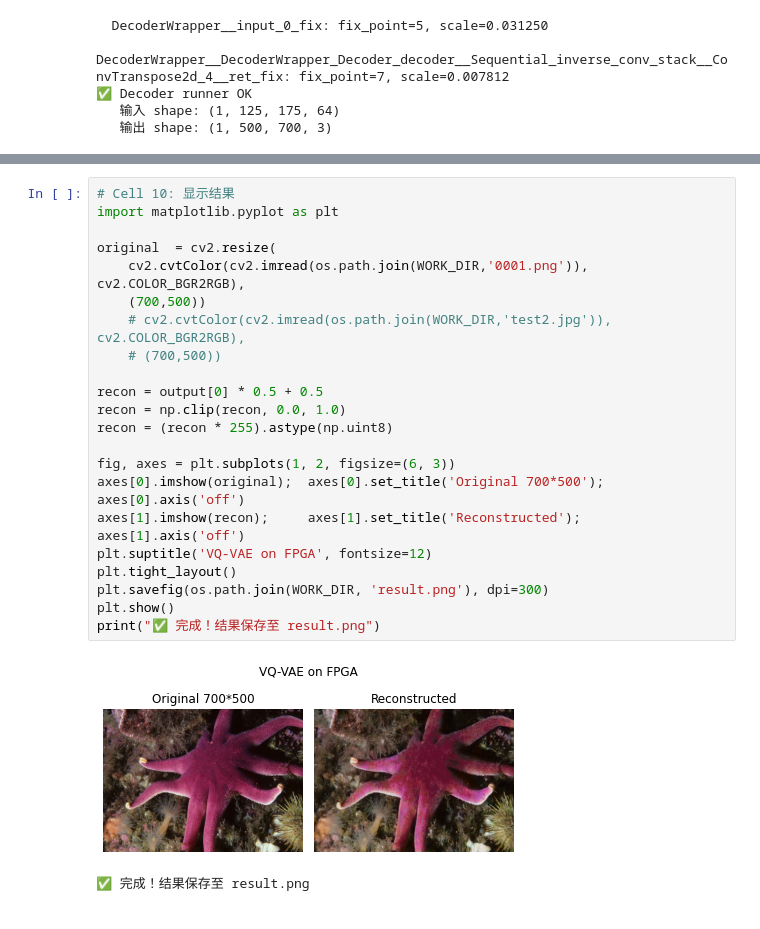
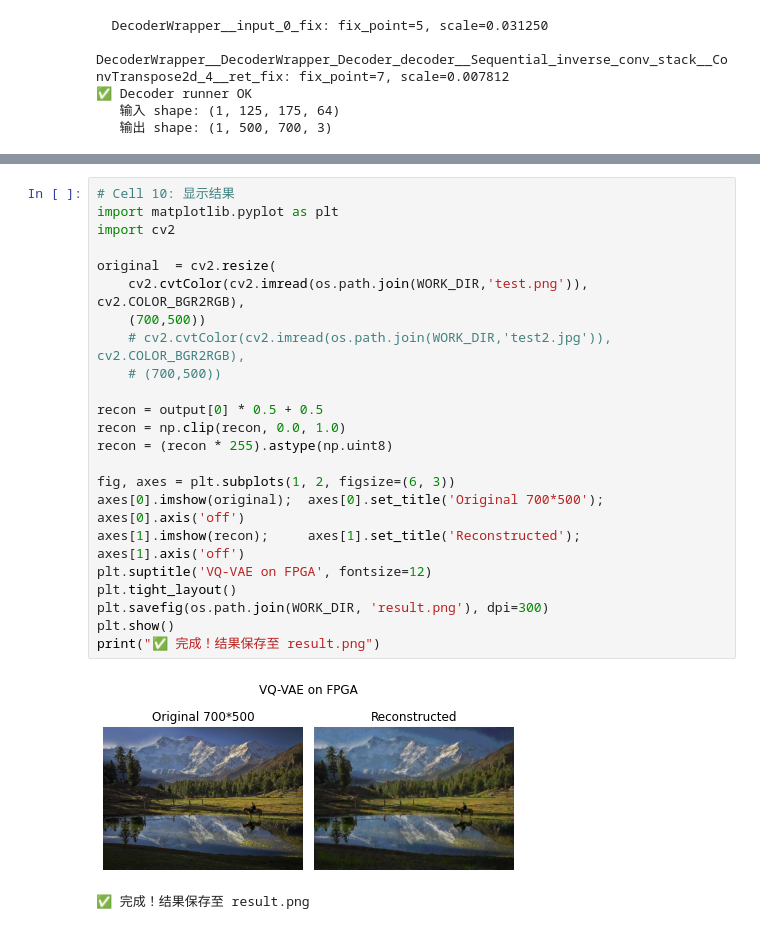
Before and after one commit to WhataDavid/pynq_vqvae, a Jupyter notebook: dpu-check_error.ipynb, the cells around one changed output, grey strips where cells are left out. Cells and saved outputs as stored; diff of their text form.

```diff
--- a/dpu-check_error.ipynb
+++ b/dpu-check_error.ipynb
@@ -226,27 +277,28 @@ output range: [-1.0000, 0.9297]
 # %%
 # Cell 10: 显示结果
 import matplotlib.pyplot as plt
+import cv2
 
 original  = cv2.resize(
-    cv2.cvtColor(cv2.imread(os.path.join(WORK_DIR,'0001.png')), cv2.COLOR_BGR2RGB),
+    cv2.cvtColor(cv2.imread(os.path.join(WORK_DIR,'test.png')), cv2.COLOR_BGR2RGB),
     (700,500))
     # cv2.cvtColor(cv2.imread(os.path.join(WORK_DIR,'test2.jpg')), cv2.COLOR_BGR2RGB),
     # (700,500))
 
 recon = output[0] * 0.5 + 0.5
 recon = np.clip(recon, 0.0, 1.0)
 recon = (recon * 255).astype(np.uint8)
 
 fig, axes = plt.subplots(1, 2, figsize=(6, 3))
 axes[0].imshow(original);  axes[0].set_title('Original 700*500'); axes[0].axis('off')
 axes[1].imshow(recon);     axes[1].set_title('Reconstructed');  axes[1].axis('off')
 plt.suptitle('VQ-VAE on FPGA', fontsize=12)
 plt.tight_layout()
 plt.savefig(os.path.join(WORK_DIR, 'result.png'), dpi=300)
 plt.show()
 print("✅ 完成！结果保存至 result.png")
 # %% [output]
-[figure, old version]
+[figure, new version]
 ✅ 完成！结果保存至 result.png
 # %%
 # Cell 11: 计算 SSIM 和 PSNR
```
Also changed, not shown: parts of 6 cells of this notebook, 5 other files.
